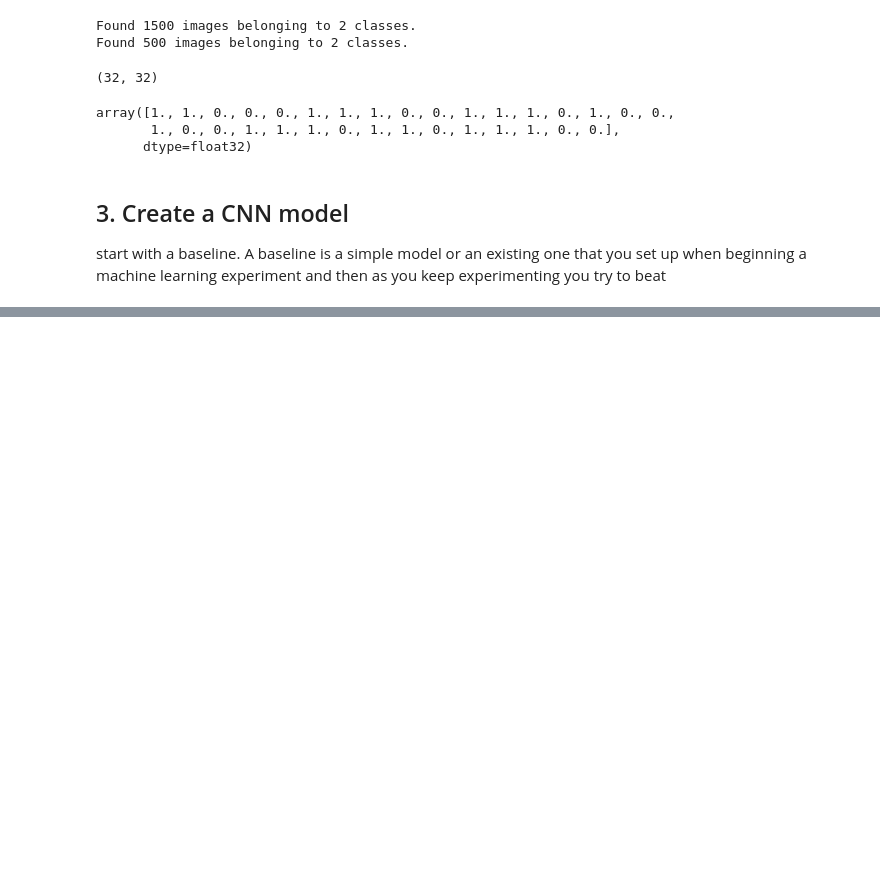
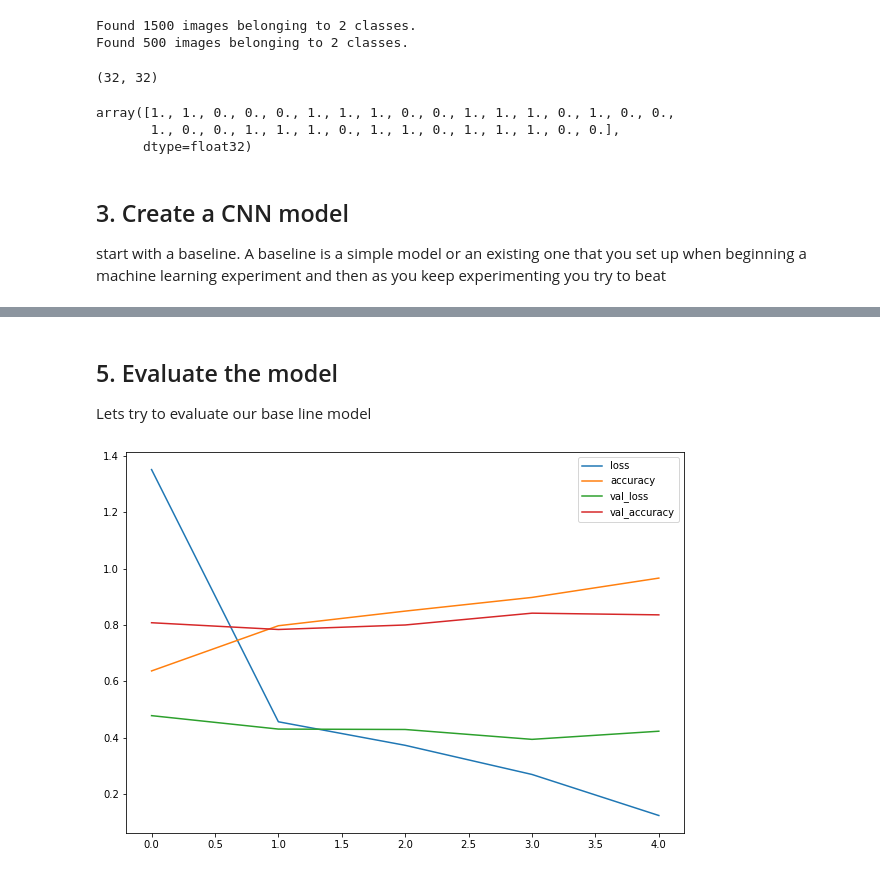
Before and after one commit to adrikosm/Tensorflow_Certification, a Jupyter notebook: Computer Vision/Computer_vision_tf.ipynb, the cells around one changed output, grey strips where cells are left out. Cells and saved outputs as stored; diff of their text form; code cells hidden in the pictures; blank space fills up the shorter version.

```diff
--- a/Computer Vision/Computer_vision_tf.ipynb
+++ b/Computer Vision/Computer_vision_tf.ipynb
@@ -441,0 +444,12 @@ baseline_model = Sequential([
+# %%
+# Compile the baseline model
+baseline_model.compile(loss = tf.keras.losses.BinaryCrossentropy(),
+                optimizer = tf.keras.optimizers.Adam(),
+                metrics = ["accuracy"])
+
+# Fit the baseline model
+history_4 = baseline_model.fit(train_data,
+                        epochs = 5,
+                        steps_per_epoch = len(train_data),
+                        validation_data = test_data,
+                        validation_steps =  len(test_data))
@@ -441,0 +493,9 @@ baseline_model = Sequential([
+# %% [markdown]
+## 5. Evaluate the model
+Lets try to evaluate our base line model
+# %%
+# Plot the training curves
+import pandas as pd
+pd.DataFrame(history_4.history).plot(figsize=(10,7));
+# %% [output]
+[figure, added]
```
Also changed, not shown: parts of 33 cells of this notebook, 1 other file.
